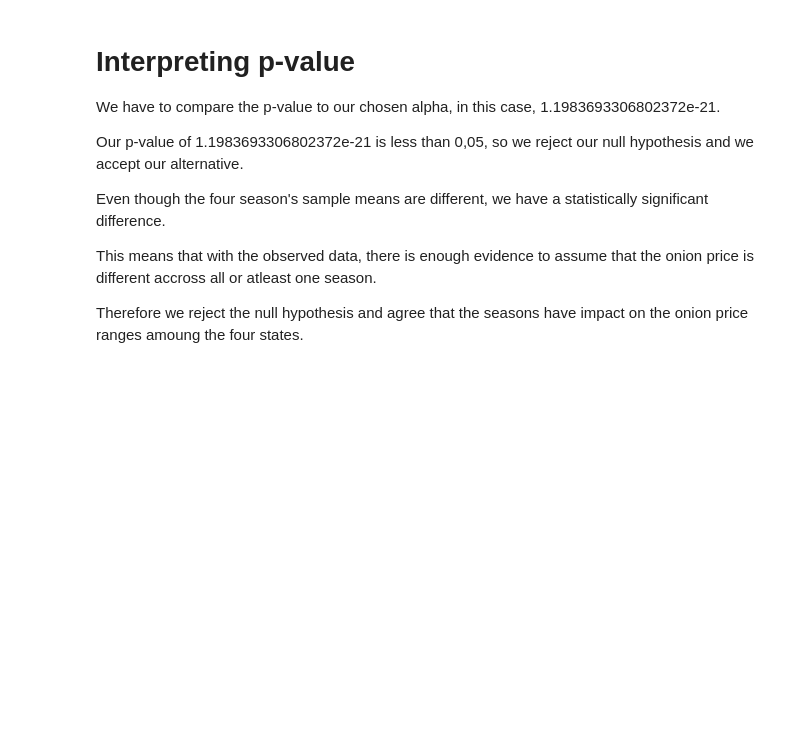
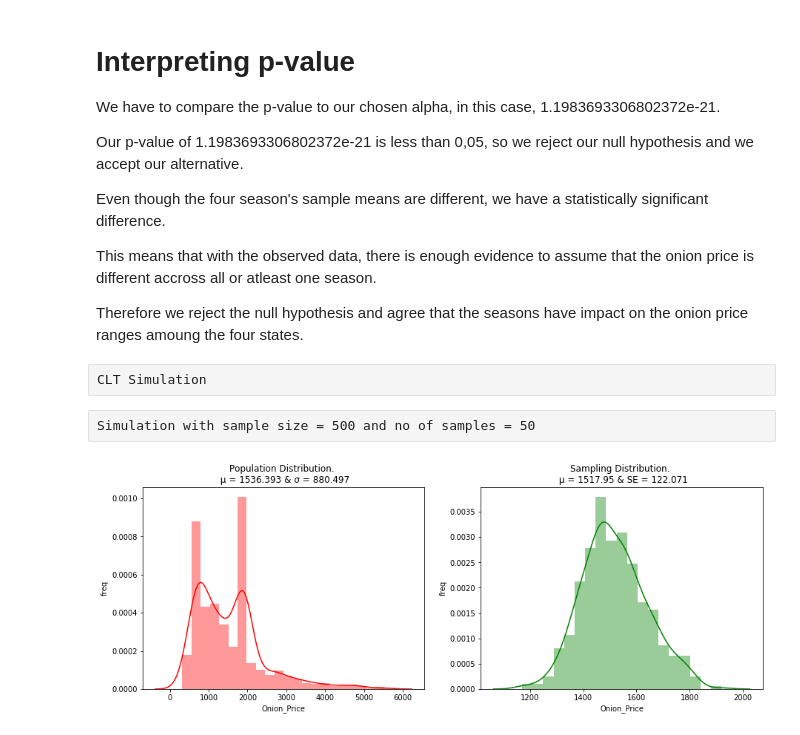
Before and after one commit to sungunact/stats, a Jupyter notebook: Team_7_Stats_presentation.ipynb, the cells around one changed output. Saved outputs shown, nothing was run; the diff lists cells and outputs as text; code cells hidden in the pictures; blank space fills up the shorter version.

```diff
--- a/Team_7_Stats_presentation.ipynb
+++ b/Team_7_Stats_presentation.ipynb
@@ -330,3 +330,39 @@ Even though the four season's sample means are different, we have a statisticall
 This means that with the observed data, there is enough evidence to assume that the onion price is different accross all or atleast one season.
 
 Therefore we reject the null hypothesis and agree that the seasons have impact on the onion price ranges amoung the four states.
+# %% [raw]
+CLT Simulation
+# %%
+def central_limit_theorem(df,column_names,n_samples = 1000, sample_size = 500):
+    min_value = 0
+    max_value = df.count()
+    b = {}
+    for i in range(n_samples):
+        x = np.unique(np.random.randint(min_value, max_value, size = sample_size))
+        b[i] = df[x].mean()
+    c = pd.DataFrame()
+    c['sample'] = b.keys()
+    c['Mean'] = b.values()
+    plt.figure(figsize= (15,5))
+
+    plt.subplot(1,2,2)
+    sns.distplot(c.Mean,color='green')
+    plt.title(f"Sampling Distribution. \n \u03bc = {round(c.Mean.mean(), 3)} & SE = {round(c.Mean.std(),3)}")
+    plt.xlabel(column_names)
+    plt.ylabel('freq')
+
+    plt.subplot(1,2,1)
+    sns.distplot(df,color='red')
+    plt.title(f"Population Distribution. \n \u03bc = {round(df.mean(), 3)} & \u03C3 = {round(df.std(),3)}")
+    plt.xlabel(column_names)
+    plt.ylabel('freq')
+
+    plt.show()
+
+series1 = data["Onion_Price"]
+# %% [raw]
+Simulation with sample size = 500 and no of samples = 50
+# %%
+central_limit_theorem(series1,"Onion_Price",n_samples = 500, sample_size = 50)
+# %% [output]
+[figure, added]
```
Also changed, not shown: parts of 8 cells of this notebook.
